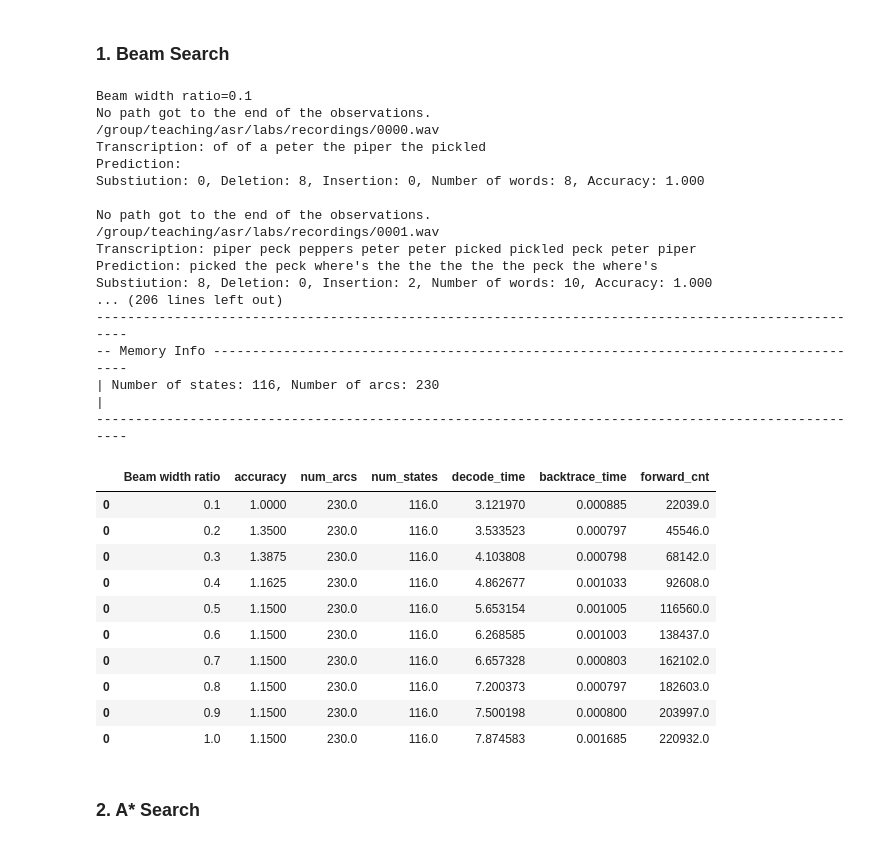
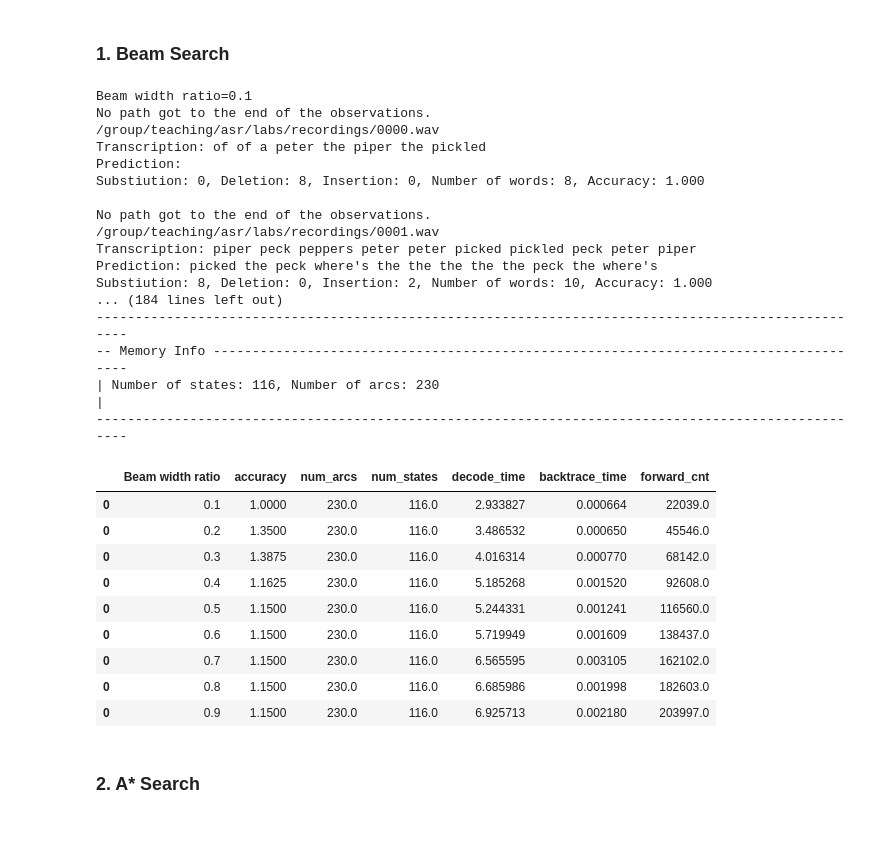
Before and after one commit to LIM-june/INFR11033_assignment, a Jupyter notebook: assignment.ipynb, the cells around one changed output. Saved outputs shown, nothing was run; the diff lists cells and outputs as text; code cells hidden in the pictures.

```diff
--- a/assignment.ipynb
+++ b/assignment.ipynb
@@ -43,7 +43,7 @@ class CFG:
     if DEBUG:
         sample_num = 2
     else:
-        sample_num = 100
+        sample_num = None
 
     audio_path = '/group/teaching/asr/labs/recordings/*.wav'
 # %% [markdown]
@@ -1017,7 +1017,7 @@ Substiution: 2, Deletion: 0, Insertion: 2, Number of words: 10, Accuracy: 0.400
 # %%
 result_df_3_1 = pd.DataFrame(columns=["Beam width ratio", "accuracy","num_arcs",
                                       "num_states","decode_time", "backtrace_time", "forward_cnt"])
-for i in range(1, 11):
+for i in range(1, 10):
     thres = i * 0.1
     print("Beam width ratio={}".format(thres))
 
@@ -1029,44 +1029,43 @@ for i in range(1, 11):
     asr = ASR(f, decoder, CFG.audio_path, CFG.sample_num, verbose_all = True, verbose_result = True)
 
 
 
     # save result in a dataframe
     tmp = pd.Series([thres, asr.accuracy, asr.num_arcs, asr.num_states,
                          asr.decode_time, asr.backtrace_time, asr.forward_cnt], index=result_df_3_1.columns, name=0)
     result_df_3_1 = result_df_3_1.append(tmp)
 
 if CFG.DEBUG == False:
     result_df_3_1.to_csv("task_3_beam_search_df.csv",index=False)
 result_df_3_1
 # %% [output]
 Beam width ratio=0.1
 No path got to the end of the observations.
 /group/teaching/asr/labs/recordings/0000.wav
 Transcription: of of a peter the piper the pickled
 Prediction:
 Substiution: 0, Deletion: 8, Insertion: 0, Number of words: 8, Accuracy: 1.000
 
 No path got to the end of the observations.
 /group/teaching/asr/labs/recordings/0001.wav
 Transcription: piper peck peppers peter peter picked pickled peck peter piper
 Prediction: picked the peck where's the the the the the peck the where's
 Substiution: 8, Deletion: 0, Insertion: 2, Number of words: 10, Accuracy: 1.000
-... (206 lines left out)
+... (184 lines left out)
 ----------------------------------------------------------------------------------------------------
 -- Memory Info -------------------------------------------------------------------------------------
 | Number of states: 116, Number of arcs: 230                                                       |
 ----------------------------------------------------------------------------------------------------
 |  | Beam width ratio | accuracy | num_arcs | num_states | decode_time | backtrace_time | forward_cnt |
-| 0 | 0.1 | 1.0000 | 230.0 | 116.0 | 3.121970 | 0.000885 | 22039.0 |
-| 0 | 0.2 | 1.3500 | 230.0 | 116.0 | 3.533523 | 0.000797 | 45546.0 |
-| 0 | 0.3 | 1.3875 | 230.0 | 116.0 | 4.103808 | 0.000798 | 68142.0 |
-| 0 | 0.4 | 1.1625 | 230.0 | 116.0 | 4.862677 | 0.001033 | 92608.0 |
-| 0 | 0.5 | 1.1500 | 230.0 | 116.0 | 5.653154 | 0.001005 | 116560.0 |
-| 0 | 0.6 | 1.1500 | 230.0 | 116.0 | 6.268585 | 0.001003 | 138437.0 |
-| 0 | 0.7 | 1.1500 | 230.0 | 116.0 | 6.657328 | 0.000803 | 162102.0 |
-| 0 | 0.8 | 1.1500 | 230.0 | 116.0 | 7.200373 | 0.000797 | 182603.0 |
-| 0 | 0.9 | 1.1500 | 230.0 | 116.0 | 7.500198 | 0.000800 | 203997.0 |
-| 0 | 1.0 | 1.1500 | 230.0 | 116.0 | 7.874583 | 0.001685 | 220932.0 |
+| 0 | 0.1 | 1.0000 | 230.0 | 116.0 | 2.933827 | 0.000664 | 22039.0 |
+| 0 | 0.2 | 1.3500 | 230.0 | 116.0 | 3.486532 | 0.000650 | 45546.0 |
+| 0 | 0.3 | 1.3875 | 230.0 | 116.0 | 4.016314 | 0.000770 | 68142.0 |
+| 0 | 0.4 | 1.1625 | 230.0 | 116.0 | 5.185268 | 0.001520 | 92608.0 |
+| 0 | 0.5 | 1.1500 | 230.0 | 116.0 | 5.244331 | 0.001241 | 116560.0 |
+| 0 | 0.6 | 1.1500 | 230.0 | 116.0 | 5.719949 | 0.001609 | 138437.0 |
+| 0 | 0.7 | 1.1500 | 230.0 | 116.0 | 6.565595 | 0.003105 | 162102.0 |
+| 0 | 0.8 | 1.1500 | 230.0 | 116.0 | 6.685986 | 0.001998 | 182603.0 |
+| 0 | 0.9 | 1.1500 | 230.0 | 116.0 | 6.925713 | 0.002180 | 203997.0 |
 # %% [markdown]
 ### 2. A* Search
 # %%
```
Also changed, not shown: parts of 9 cells of this notebook, 5 other files.
